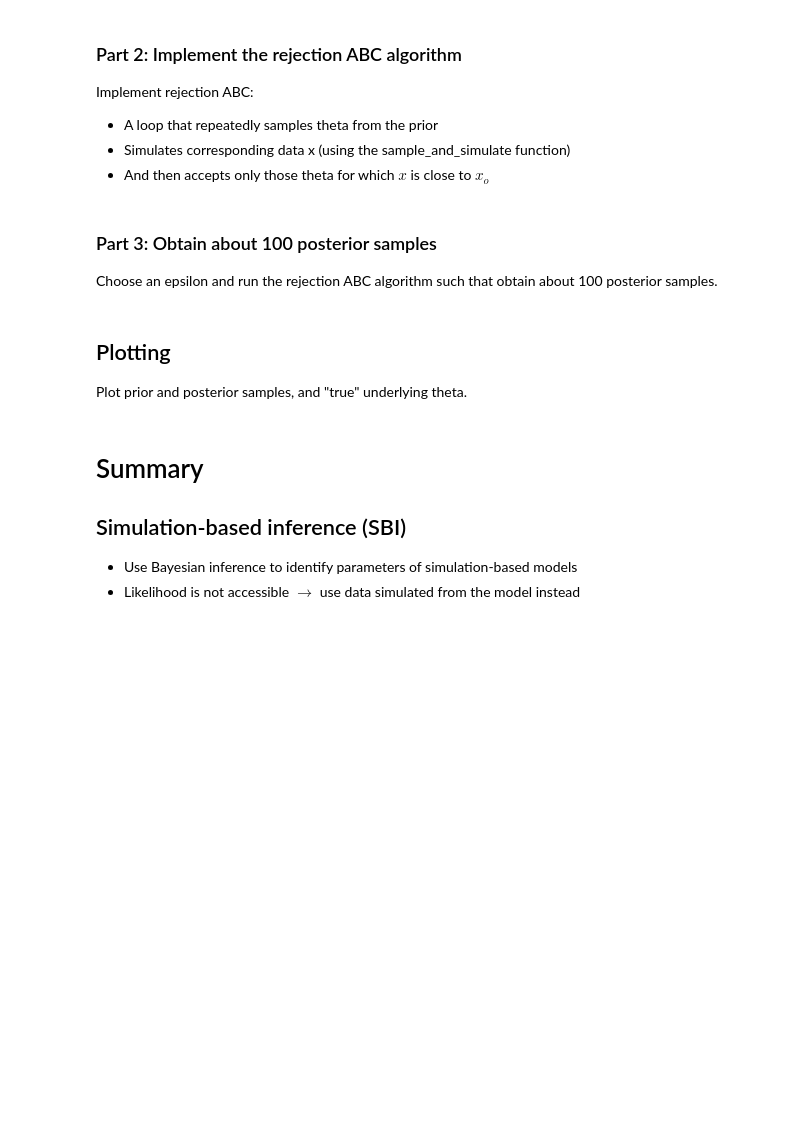
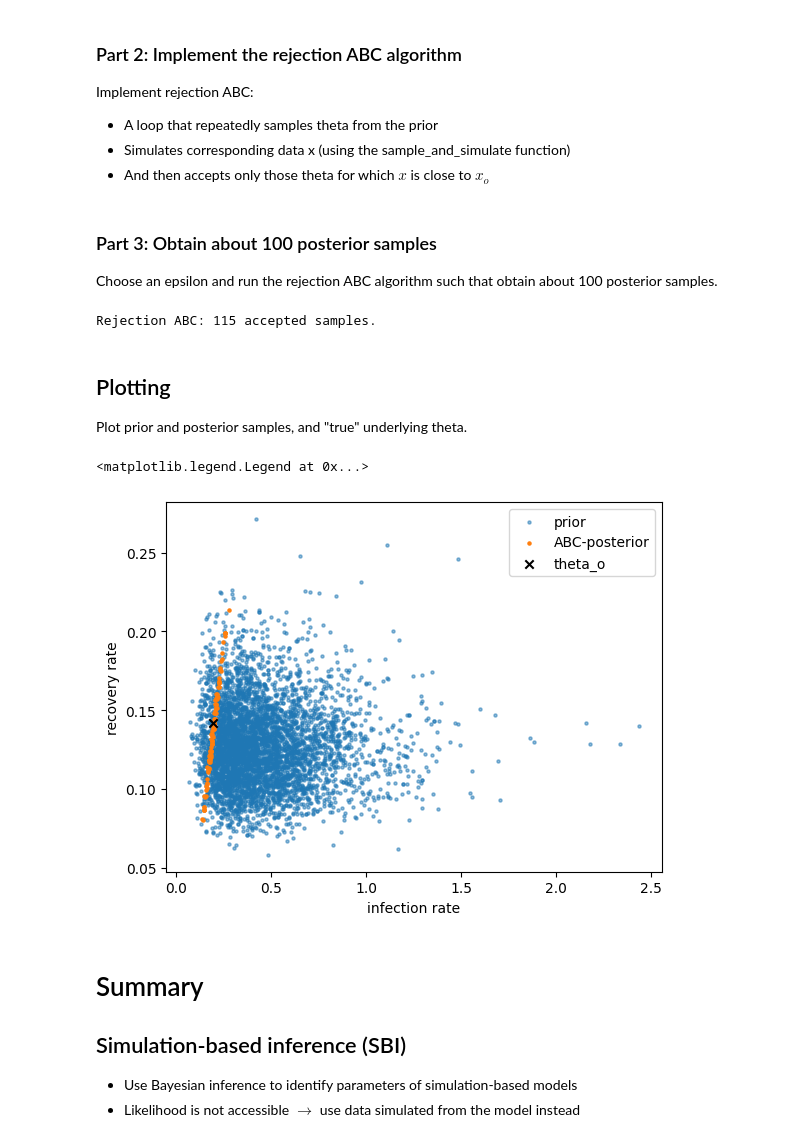
Before and after one commit to aai-institute/tfl-training-sbi, a Jupyter notebook: notebooks/nb_01_introduction_to_sbi.ipynb, the cells around one changed output. Cells and saved outputs as stored; diff of their text form; code cells hidden in the pictures; blank space fills up the shorter version.

```diff
--- a/notebooks/nb_01_introduction_to_sbi.ipynb
+++ b/notebooks/nb_01_introduction_to_sbi.ipynb
@@ -229,10 +246,9 @@ Implement rejection ABC:
 - Simulates corresponding data x (using the sample_and_simulate function)
 - And then accepts only those theta for which $x$ is close to $x_o$
 # %%
-def rejection_abc(num_simulations: int,
-                  sample_and_simulate: Callable,
-                  epsilon: float,
-                  x_o: Tensor):
+def rejection_abc(
+    num_simulations: int, sample_and_simulate: Callable, epsilon: float, x_o: Tensor
+):
     """Returns a tensor of accepted posteriors samples using the rejection ABC algorithm.
 
     Args:
@@ -253,10 +269,9 @@ def rejection_abc(num_simulations: int,
     # Your code goes here...
 # %%
 # Part 2 solution.
-def rejection_abc(num_simulations: int,
-                  sample_and_simulate: Callable,
-                  epsilon: float,
-                  x_o: Tensor):
+def rejection_abc(
+    num_simulations: int, sample_and_simulate: Callable, epsilon: float, x_o: Tensor
+):
     """Returns a tensor of accepted posteriors samples using the rejection ABC algorithm.
 
     Args:
@@ -275,7 +290,6 @@ def rejection_abc(num_simulations: int,
     x = []
 
     for _ in range(num_simulations):
-
         theta_i, x_i = sample_and_simulate()
         theta.append(theta_i)
         x.append(x_i)
@@ -298,22 +312,37 @@ Choose an epsilon and run the rejection ABC algorithm such that obtain about 100
 # posterior_samples, theta, x = rejection_abc(...)
 # %%
 # Part 3 solution.
-eps = .5
+eps = 0.5
 num_simulations = 50000
-posterior_samples, theta, x = rejection_abc(num_simulations, sample_and_simulate, eps, x_o)
+posterior_samples, theta, x = rejection_abc(
+    num_simulations, sample_and_simulate, eps, x_o
+)
+# %% [output]
+Rejection ABC: 115 accepted samples.
 # %% [markdown]
 ## Plotting
 
 Plot prior and posterior samples, and "true" underlying theta.
 # %%
 # Select number of samples for scatter plot.
-num_prior_samples = 20000
-plt.scatter(theta[:num_prior_samples, 0], theta[:num_prior_samples, 1], s=5, alpha=0.5, label="prior")
-plt.scatter(posterior_samples[:, 0], posterior_samples[:, 1], s=5, label="ABC-posterior")
+num_prior_samples = 5000
+plt.scatter(
+    theta[:num_prior_samples, 0],
+    theta[:num_prior_samples, 1],
+    s=5,
+    alpha=0.5,
+    label="prior",
+)
+plt.scatter(
+    posterior_samples[:, 0], posterior_samples[:, 1], s=5, label="ABC-posterior"
+)
 plt.scatter(*true_theta[0], marker="x", color="k", label="theta_o")
 plt.xlabel("infection rate")
 plt.ylabel("recovery rate")
-plt.legend();
+plt.legend()
+# %% [output]
+<matplotlib.legend.Legend at 0x...>
+[figure, added]
 # %% [markdown]
 # Summary
 
```
Also changed, not shown: parts of 5 cells of this notebook, 2 other files.
